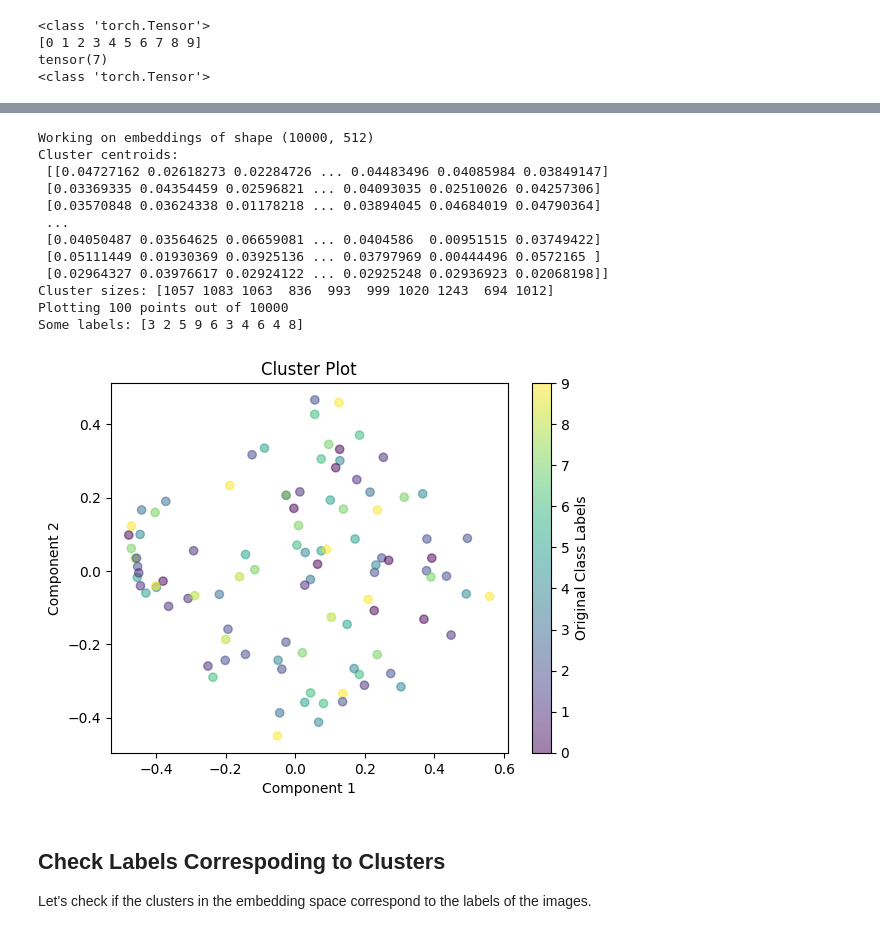
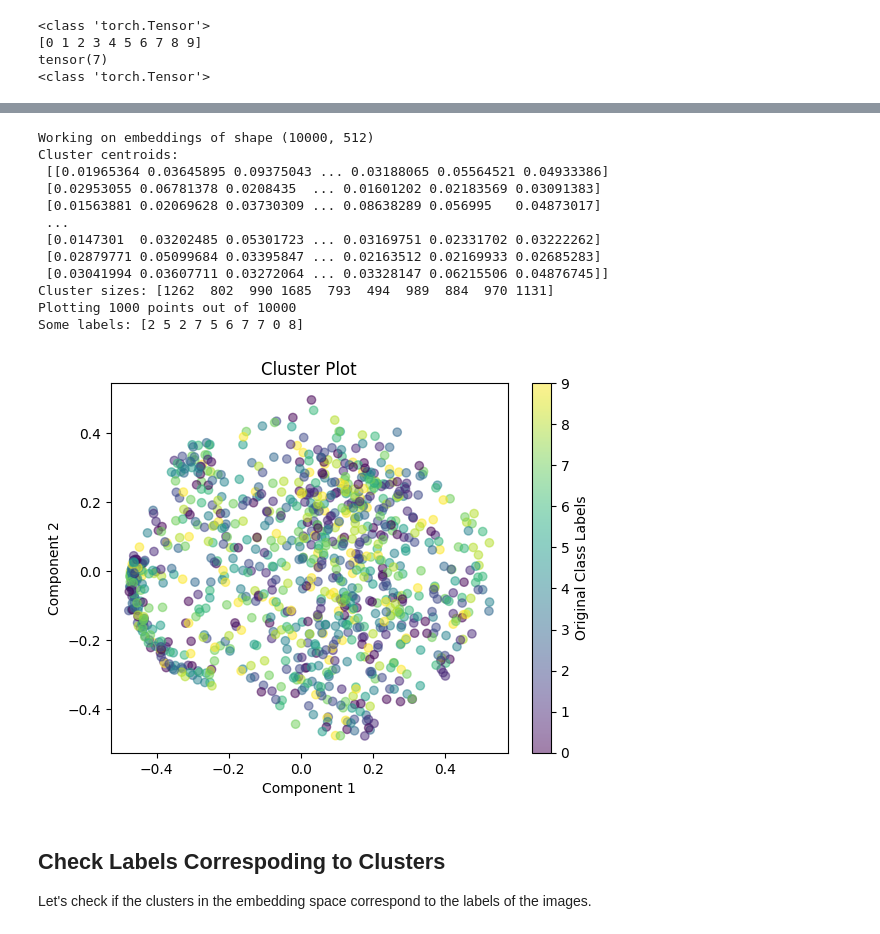
Before and after one commit to MKaczkow/ml_concepts, a Jupyter notebook: ideas/ssl/simcrl_mnist.ipynb, the cells around one changed output, grey strips where cells are left out. Cells and saved outputs as stored; diff of their text form; code cells hidden in the pictures.

Commit message:
working, there are still some issues with clusters, despite neighbours looking OK, similarly to distances in N-dim

```diff
--- a/ideas/ssl/simcrl_mnist.ipynb
+++ b/ideas/ssl/simcrl_mnist.ipynb
@@ -360,6 +412,11 @@ def generate_embeddings(model, dataloader):
+# %%
+embeddings, filenames = generate_embeddings_simclr(model, dataloader_test_simclr)
 # %%
-model.eval()
-embeddings, filenames = generate_embeddings(model, dataloader_test)
+# embeddings, filenames = generate_embeddings(model, dataloader_test)
 # %% [markdown]
 ## Visualize Clusters in Embedding Space
 Let's look at the trained embedding how they're clustered in latent space.
+# %%
+kmeans = KMeans(n_clusters=10)
+# %%
+labels = kmeans.fit_predict(embeddings)
@@ -649,25 +727,25 @@ Some labels: [9 7 6 0 8 0 0 3 0 5]
 # %%
 plot_clusters(
     embeddings,
     np.array(test_dataset.targets),
-    proportion_of_points_to_plot=0.01,
+    proportion_of_points_to_plot=0.1,
     alpha=0.5,
     plot_centroids=False
 )
 # %% [output]
 Working on embeddings of shape (10000, 512)
 Cluster centroids:
- [[0.04727162 0.02618273 0.02284726 ... 0.04483496 0.04085984 0.03849147]
- [0.03369335 0.04354459 0.02596821 ... 0.04093035 0.02510026 0.04257306]
- [0.03570848 0.03624338 0.01178218 ... 0.03894045 0.04684019 0.04790364]
+ [[0.01965364 0.03645895 0.09375043 ... 0.03188065 0.05564521 0.04933386]
+ [0.02953055 0.06781378 0.0208435  ... 0.01601202 0.02183569 0.03091383]
+ [0.01563881 0.02069628 0.03730309 ... 0.08638289 0.056995   0.04873017]
  ...
- [0.04050487 0.03564625 0.06659081 ... 0.0404586  0.00951515 0.03749422]
- [0.05111449 0.01930369 0.03925136 ... 0.03797969 0.00444496 0.0572165 ]
- [0.02964327 0.03976617 0.02924122 ... 0.02925248 0.02936923 0.02068198]]
-Cluster sizes: [1057 1083 1063  836  993  999 1020 1243  694 1012]
-Plotting 100 points out of 10000
-Some labels: [3 2 5 9 6 3 4 6 4 8]
+ [0.0147301  0.03202485 0.05301723 ... 0.03169751 0.02331702 0.03222262]
+ [0.02879771 0.05099684 0.03395847 ... 0.02163512 0.02169933 0.02685283]
+ [0.03041994 0.03607711 0.03272064 ... 0.03328147 0.06215506 0.04876745]]
+Cluster sizes: [1262  802  990 1685  793  494  989  884  970 1131]
+Plotting 1000 points out of 10000
+Some labels: [2 5 2 7 5 6 7 7 0 8]
-[figure, old version]
+[figure, new version]
 # %% [markdown]
 ## Check Labels Correspoding to Clusters
 Let's check if the clusters in the embedding space correspond to the labels of the images.
```
Also changed, not shown: parts of 23 cells of this notebook.
